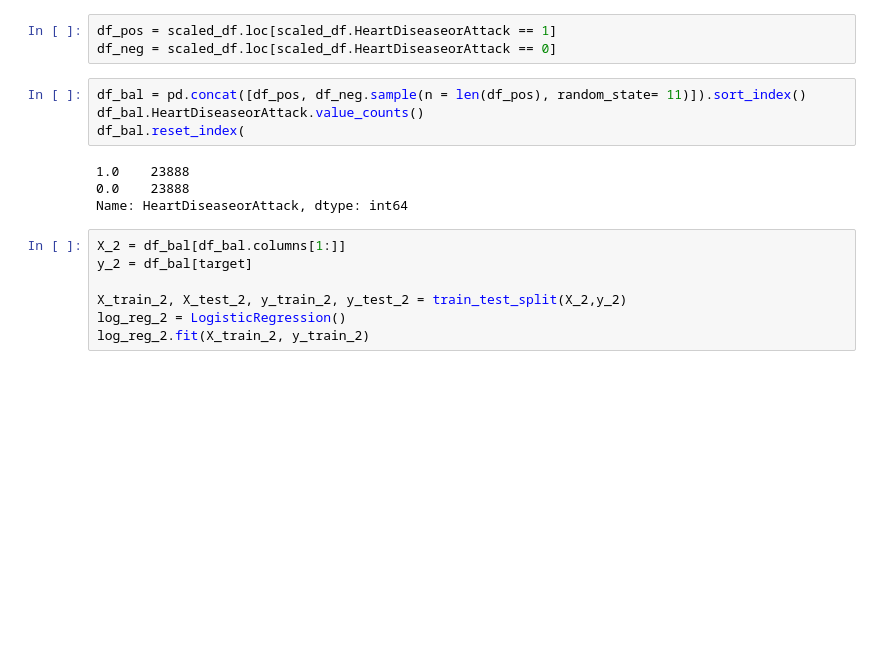
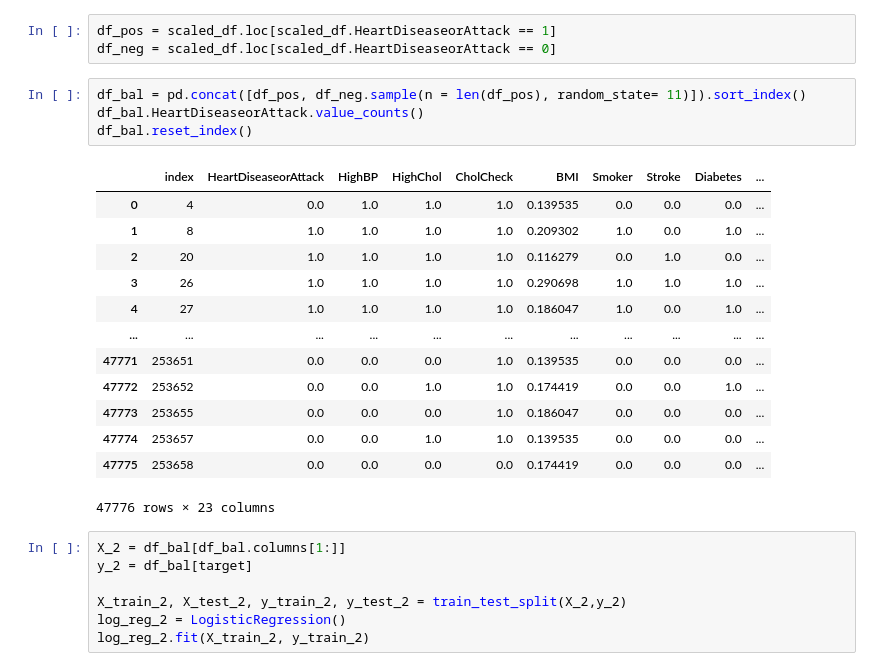
Before and after one commit to Tommyphung1/Heart_Disease, a Jupyter notebook: notebook.ipynb, the cells around one changed output. Saved outputs shown, nothing was run; the diff lists cells and outputs as text; blank space fills up the shorter version.

```diff
--- a/notebook.ipynb
+++ b/notebook.ipynb
@@ -194,11 +194,21 @@ df_neg = scaled_df.loc[scaled_df.HeartDiseaseorAttack == 0]
 # %%
 df_bal = pd.concat([df_pos, df_neg.sample(n = len(df_pos), random_state= 11)]).sort_index()
 df_bal.HeartDiseaseorAttack.value_counts()
-df_bal.reset_index(
+df_bal.reset_index()
 # %% [output]
+|  | index | HeartDiseaseorAttack | HighBP | HighChol | CholCheck | BMI | Smoker | Stroke | Diabetes | ... |
+| 0 | 4 | 0.0 | 1.0 | 1.0 | 1.0 | 0.139535 | 0.0 | 0.0 | 0.0 | ... |
+| 1 | 8 | 1.0 | 1.0 | 1.0 | 1.0 | 0.209302 | 1.0 | 0.0 | 1.0 | ... |
+| 2 | 20 | 1.0 | 1.0 | 1.0 | 1.0 | 0.116279 | 0.0 | 1.0 | 0.0 | ... |
+| 3 | 26 | 1.0 | 1.0 | 1.0 | 1.0 | 0.290698 | 1.0 | 1.0 | 1.0 | ... |
+| 4 | 27 | 1.0 | 1.0 | 1.0 | 1.0 | 0.186047 | 1.0 | 0.0 | 1.0 | ... |
+| ... | ... | ... | ... | ... | ... | ... | ... | ... | ... | ... |
+| 47771 | 253651 | 0.0 | 0.0 | 0.0 | 1.0 | 0.139535 | 0.0 | 0.0 | 0.0 | ... |
+| 47772 | 253652 | 0.0 | 0.0 | 1.0 | 1.0 | 0.174419 | 0.0 | 0.0 | 1.0 | ... |
+| 47773 | 253655 | 0.0 | 0.0 | 0.0 | 1.0 | 0.186047 | 0.0 | 0.0 | 0.0 | ... |
+| 47774 | 253657 | 0.0 | 0.0 | 1.0 | 1.0 | 0.139535 | 0.0 | 0.0 | 0.0 | ... |
+| 47775 | 253658 | 0.0 | 0.0 | 0.0 | 0.0 | 0.174419 | 0.0 | 0.0 | 0.0 | ... |
-1.0    23888
-0.0    23888
-Name: HeartDiseaseorAttack, dtype: int64
+47776 rows × 23 columns
 # %%
 X_2 = df_bal[df_bal.columns[1:]]
 y_2 = df_bal[target]
```
Also changed, not shown: parts of 9 cells of this notebook, 1 other file.
